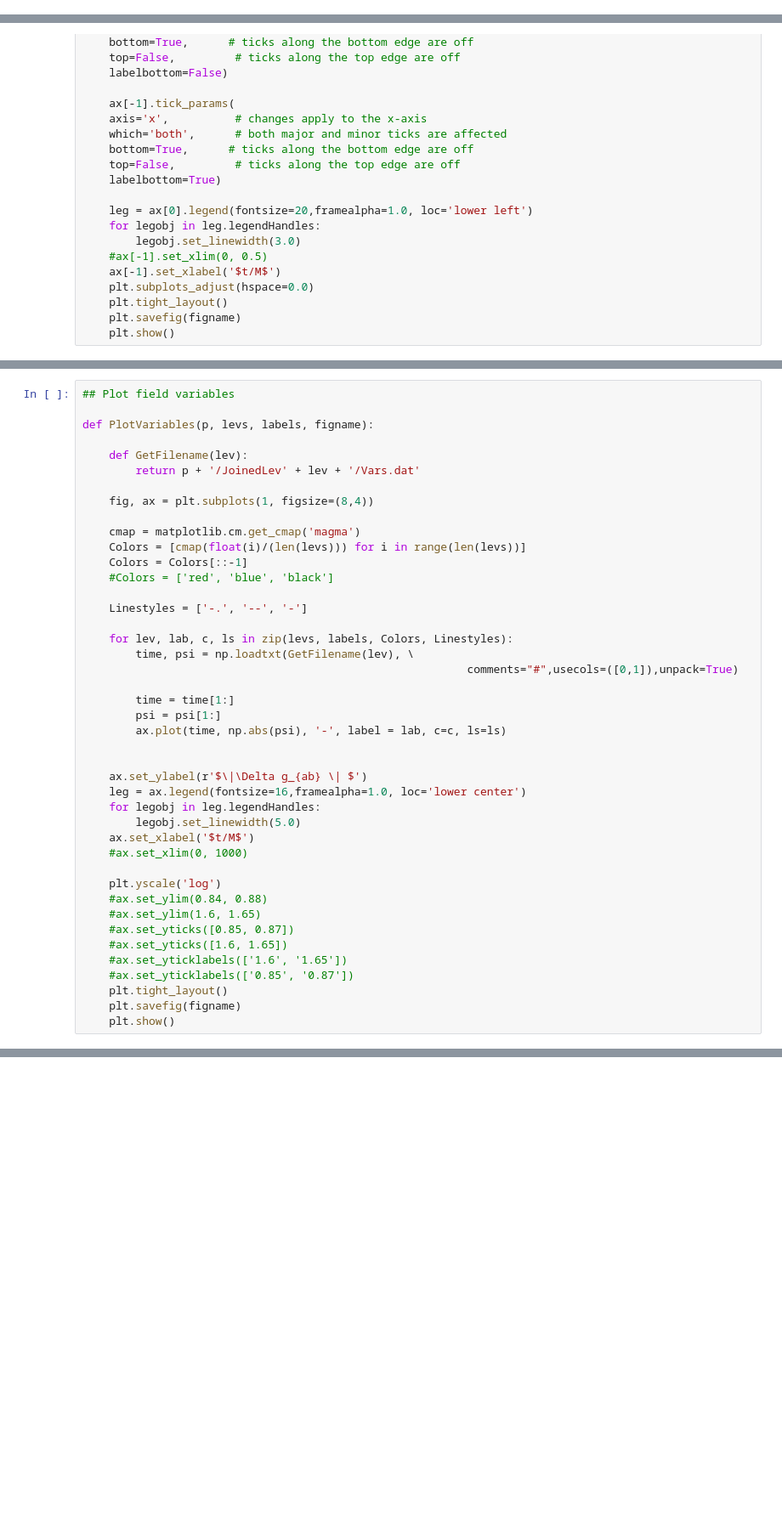
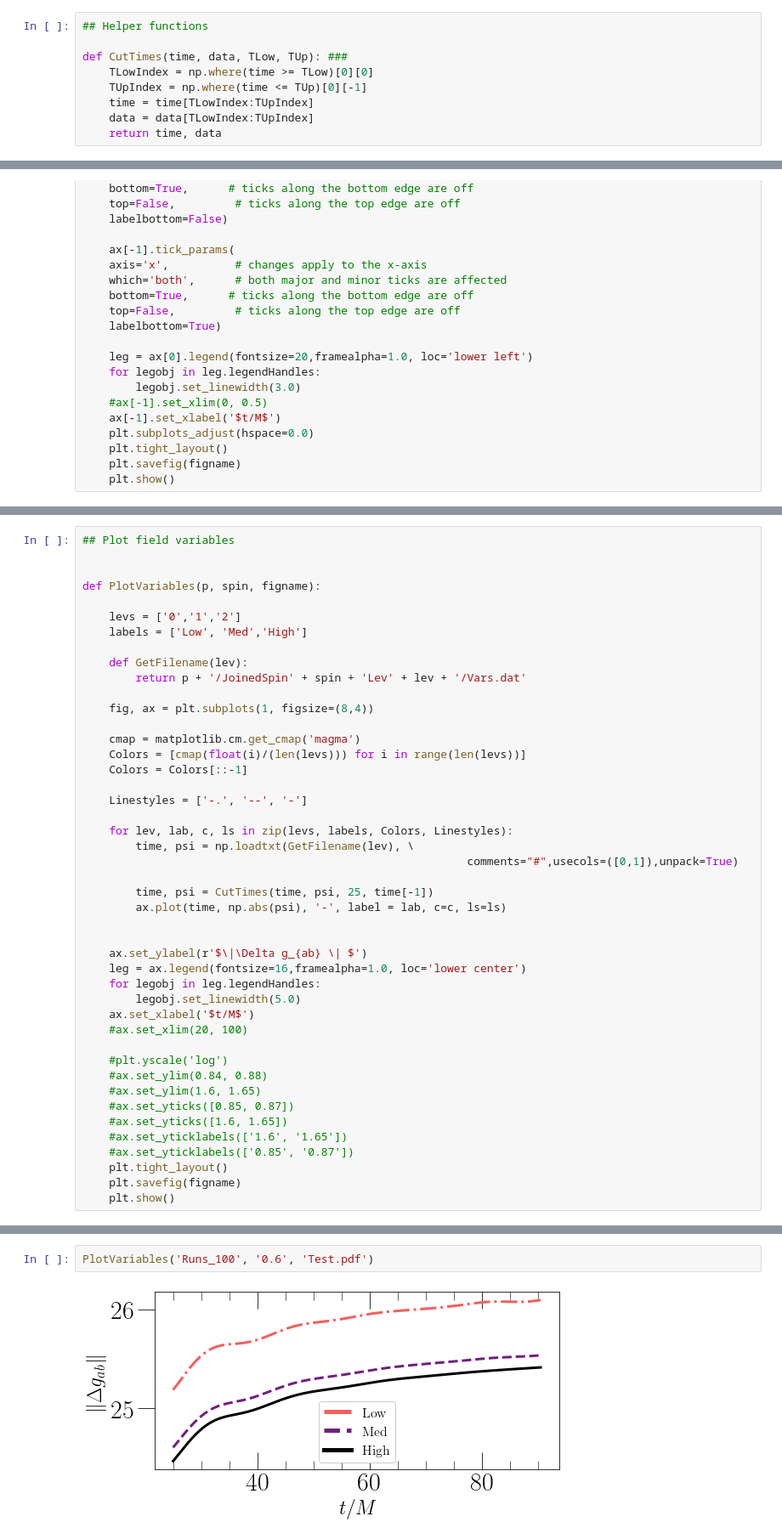
Before and after one commit to mariaokounkova/EDGB, a Jupyter notebook: Evolution/EvolutionPlots.ipynb, the cells around one changed output, grey strips where cells are left out. Shown at 85% size. Cells and saved outputs as stored; diff of their text form; blank space fills up the shorter version.

Commit message:
EvolutionPlots: Plot the EDGB evolution
Plot the EDGB hpsi variable and the time gradient
Changed the data reading methods for the current
directory structure

```diff
--- a/Evolution/EvolutionPlots.ipynb
+++ b/Evolution/EvolutionPlots.ipynb
@@ -37,6 +37,15 @@ matplotlib.rcParams['ytick.minor.size'] = 10
 matplotlib.rcParams['legend.fontsize'] = 18
 matplotlib.rcParams['legend.frameon'] = True
 matplotlib.rcParams['lines.linewidth'] = 3
+# %%
+## Helper functions
+
+def CutTimes(time, data, TLow, TUp): ###
+    TLowIndex = np.where(time >= TLow)[0][0]
+    TUpIndex = np.where(time <= TUp)[0][-1]
+    time = time[TLowIndex:TUpIndex]
+    data = data[TLowIndex:TUpIndex]
+    return time, data
 # %%
 ## Plot constraints
 
@@ -120,17 +116,20 @@ PlotConstraintViolation('dCSEvolutionLong/HiResIDSpin0.1', ['0','1','2'], ['Low'
 # %%
 ## Plot field variables
 
-def PlotVariables(p, levs, labels, figname):
+
+def PlotVariables(p, spin, figname):
+
+    levs = ['0','1','2']
+    labels = ['Low', 'Med','High']
 
     def GetFilename(lev):
-        return p + '/JoinedLev' + lev + '/Vars.dat'
+        return p + '/JoinedSpin' + spin + 'Lev' + lev + '/Vars.dat'
 
     fig, ax = plt.subplots(1, figsize=(8,4))
 
     cmap = matplotlib.cm.get_cmap('magma')
     Colors = [cmap(float(i)/(len(levs))) for i in range(len(levs))]
     Colors = Colors[::-1]
-    #Colors = ['red', 'blue', 'black']
 
     Linestyles = ['-.', '--', '-']
 
@@ -138,8 +137,7 @@ def PlotVariables(p, levs, labels, figname):
         time, psi = np.loadtxt(GetFilename(lev), \
                                                           comments="#",usecols=([0,1]),unpack=True)
 
-        time = time[1:]
-        psi = psi[1:]
+        time, psi = CutTimes(time, psi, 25, time[-1])
         ax.plot(time, np.abs(psi), '-', label = lab, c=c, ls=ls)
 
 
@@ -148,9 +146,9 @@ def PlotVariables(p, levs, labels, figname):
     for legobj in leg.legendHandles:
         legobj.set_linewidth(5.0)
     ax.set_xlabel('$t/M$')
-    #ax.set_xlim(0, 1000)
+    #ax.set_xlim(20, 100)
 
-    plt.yscale('log')
+    #plt.yscale('log')
     #ax.set_ylim(0.84, 0.88)
     #ax.set_ylim(1.6, 1.65)
     #ax.set_yticks([0.85, 0.87])
@@ -172,3 +161,7 @@ PlotVariables('dCSEvolutionDiabolicalSupport', ['0','1','2'], ['Low', 'Med','Hig
+# %%
+PlotVariables('Runs_100', '0.6', 'Test.pdf')
+# %% [output]
+[figure, added]
 # %%
 ## Plot time derivatives with resolution
 
```
Also changed, not shown: parts of 5 cells of this notebook.
